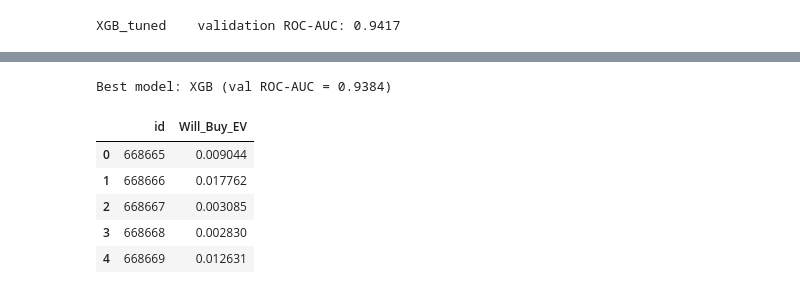
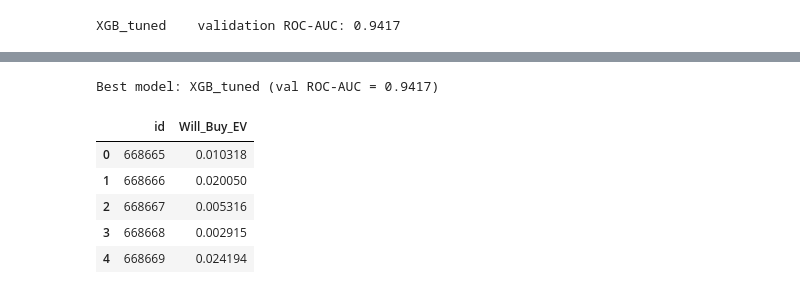
Before and after one commit to imgabrielas/Not-So-Small-ML, a Jupyter notebook: Electric Vehicle Purchases/Electric-Vehicle-Purchases.ipynb, the cells around one changed output, grey strips where cells are left out. Drawn from its saved outputs; the diff is of its cells as text; code cells hidden in the pictures.

Commit message:
prediction on better model

```diff
--- a/Electric Vehicle Purchases/Electric-Vehicle-Purchases.ipynb
+++ b/Electric Vehicle Purchases/Electric-Vehicle-Purchases.ipynb
@@ -415,0 +387,3 @@ Refit the best-scoring model (by validation ROC-AUC) on all of `train_df`, then
+# %%
+results_df = pd.DataFrame.from_dict(results, orient='index', columns=['val_roc_auc']).sort_values('val_roc_auc', ascending=False)
+print(results_df)
@@ -416,24 +400,24 @@ Refit the best-scoring model (by validation ROC-AUC) on all of `train_df`, then
 # %%
 best_model_name = results_df.index[0]
 print(f'Best model: {best_model_name} (val ROC-AUC = {results_df.loc[best_model_name, "val_roc_auc"]:.4f})')
 
 best_pipeline = fitted_pipelines[best_model_name]
 best_pipeline.fit(X, y)
 
 test_features = test_df.drop(columns=['id'])
 test_pred_proba = best_pipeline.predict_proba(test_features)[:, 1]
 
 submission = pd.DataFrame({
     'id': test_df['id'],
     'Will_Buy_EV': test_pred_proba
 })
-# submission.to_csv('submission.csv', index=False)
+submission.to_csv('submission.csv', index=False)
 submission.head()
 # %% [output]
-Best model: XGB (val ROC-AUC = 0.9384)
+Best model: XGB_tuned (val ROC-AUC = 0.9417)
 |  | id | Will_Buy_EV |
-| 0 | 668665 | 0.009044 |
-| 1 | 668666 | 0.017762 |
-| 2 | 668667 | 0.003085 |
-| 3 | 668668 | 0.002830 |
-| 4 | 668669 | 0.012631 |
+| 0 | 668665 | 0.010318 |
+| 1 | 668666 | 0.020050 |
+| 2 | 668667 | 0.005316 |
+| 3 | 668668 | 0.002915 |
+| 4 | 668669 | 0.024194 |
```
Also changed, not shown: parts of 8 cells of this notebook.
